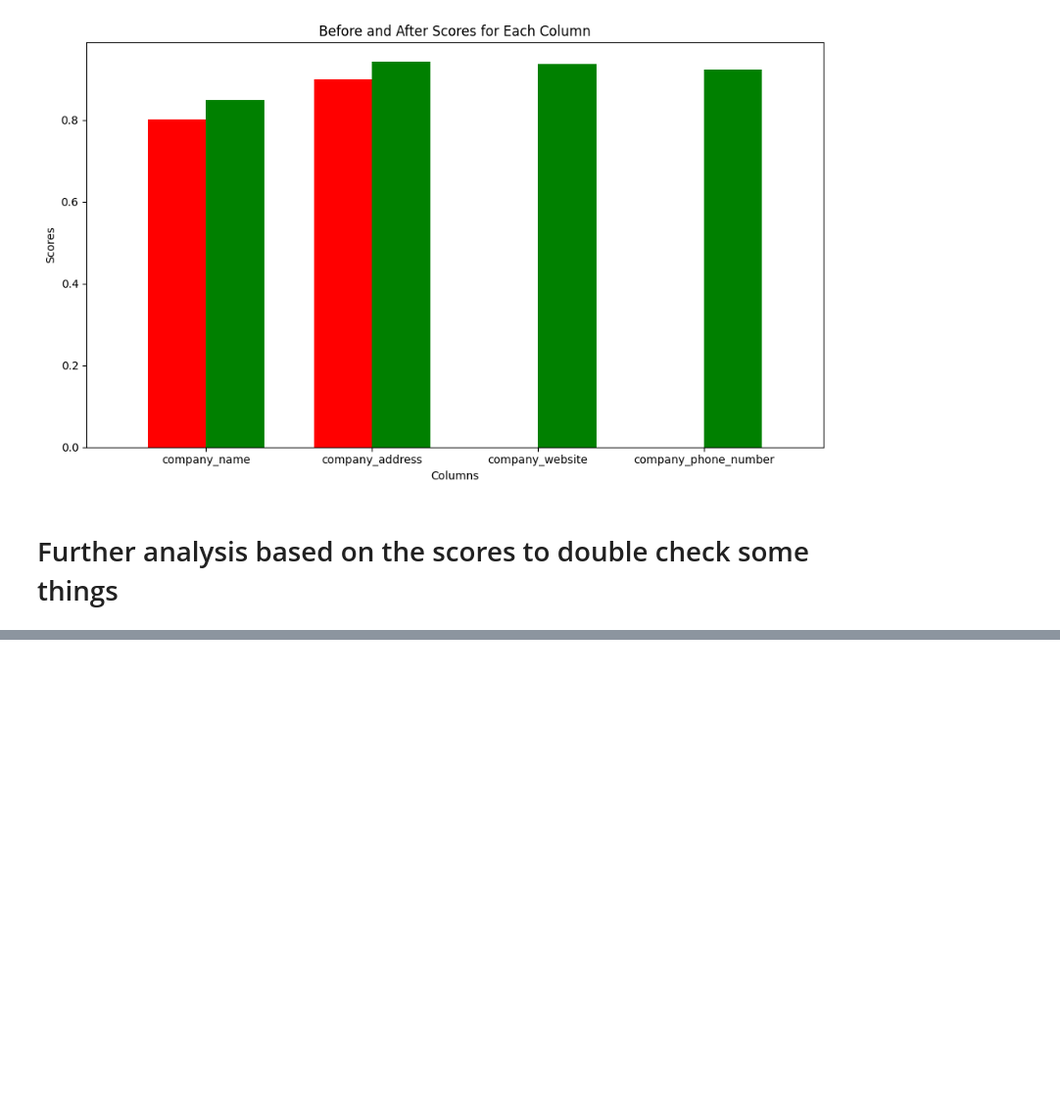
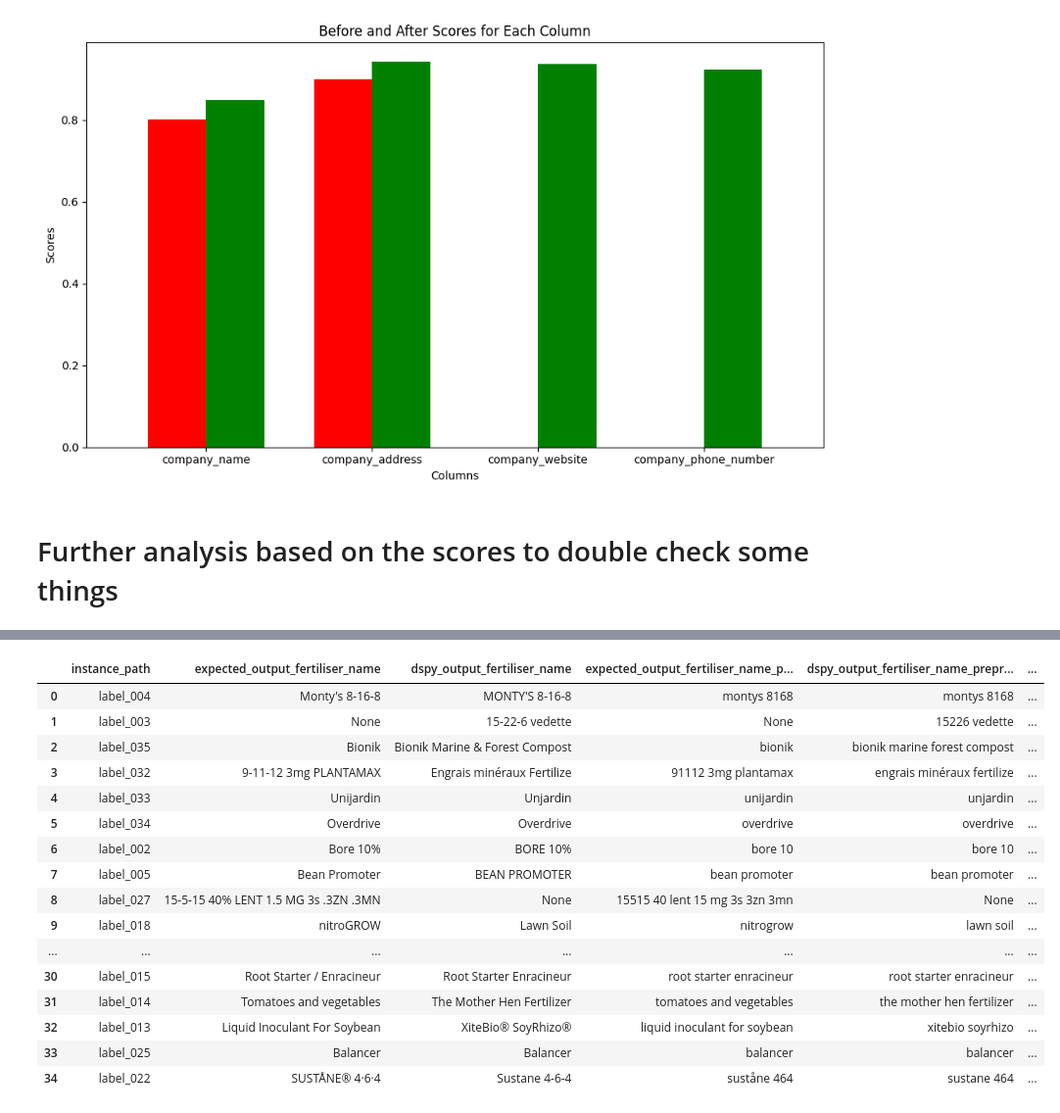
Before and after one commit to ai-cfia/fertiscan-pipeline, a Jupyter notebook: notebooks/metric.ipynb, the cells around one changed output, grey strips where cells are left out. Shown at 98% size. Drawn from its saved outputs; the diff is of its cells as text; code cells hidden in the pictures; blank space fills up the shorter version.

```diff
--- a/notebooks/metric.ipynb
+++ b/notebooks/metric.ipynb
@@ -2355,0 +2430,20 @@ plt.show()
+# %%
+dataset[['instance_path', 'expected_output_fertiliser_name', 'dspy_output_fertiliser_name', 'expected_output_fertiliser_name_preprocessed', 'dspy_output_fertiliser_name_preprocessed', 'fertiliser_name_score']]
+# %% [output]
+|  | instance_path | expected_output_fertiliser_name | dspy_output_fertiliser_name | expected_output_fertiliser_name_p... | dspy_output_fertiliser_name_prepr... | ... |
+| 0 | label_004 | Monty's 8-16-8 | MONTY'S 8-16-8 | montys 8168 | montys 8168 | ... |
+| 1 | label_003 | None | 15-22-6 vedette | None | 15226 vedette | ... |
+| 2 | label_035 | Bionik | Bionik Marine & Forest Compost | bionik | bionik marine forest compost | ... |
+| 3 | label_032 | 9-11-12 3mg PLANTAMAX | Engrais minéraux Fertilize | 91112 3mg plantamax | engrais minéraux fertilize | ... |
+| 4 | label_033 | Unijardin | Unjardin | unijardin | unjardin | ... |
+| 5 | label_034 | Overdrive | Overdrive | overdrive | overdrive | ... |
+| 6 | label_002 | Bore 10% | BORE 10% | bore 10 | bore 10 | ... |
+| 7 | label_005 | Bean Promoter | BEAN PROMOTER | bean promoter | bean promoter | ... |
+| 8 | label_027 | 15-5-15 40% LENT 1.5 MG 3s .3ZN .3MN | None | 15515 40 lent 15 mg 3s 3zn 3mn | None | ... |
+| 9 | label_018 | nitroGROW | Lawn Soil | nitrogrow | lawn soil | ... |
+| ... | ... | ... | ... | ... | ... | ... |
+| 30 | label_015 | Root Starter / Enracineur | Root Starter Enracineur | root starter enracineur | root starter enracineur | ... |
+| 31 | label_014 | Tomatoes and vegetables | The Mother Hen Fertilizer | tomatoes and vegetables | the mother hen fertilizer | ... |
+| 32 | label_013 | Liquid Inoculant For Soybean | XiteBio® SoyRhizo® | liquid inoculant for soybean | xitebio soyrhizo | ... |
+| 33 | label_025 | Balancer | Balancer | balancer | balancer | ... |
+| 34 | label_022 | SUSTÅNE® 4·6·4 | Sustane 4-6-4 | suståne 464 | sustane 464 | ... |
```
Also changed, not shown: parts of 12 cells of this notebook.
